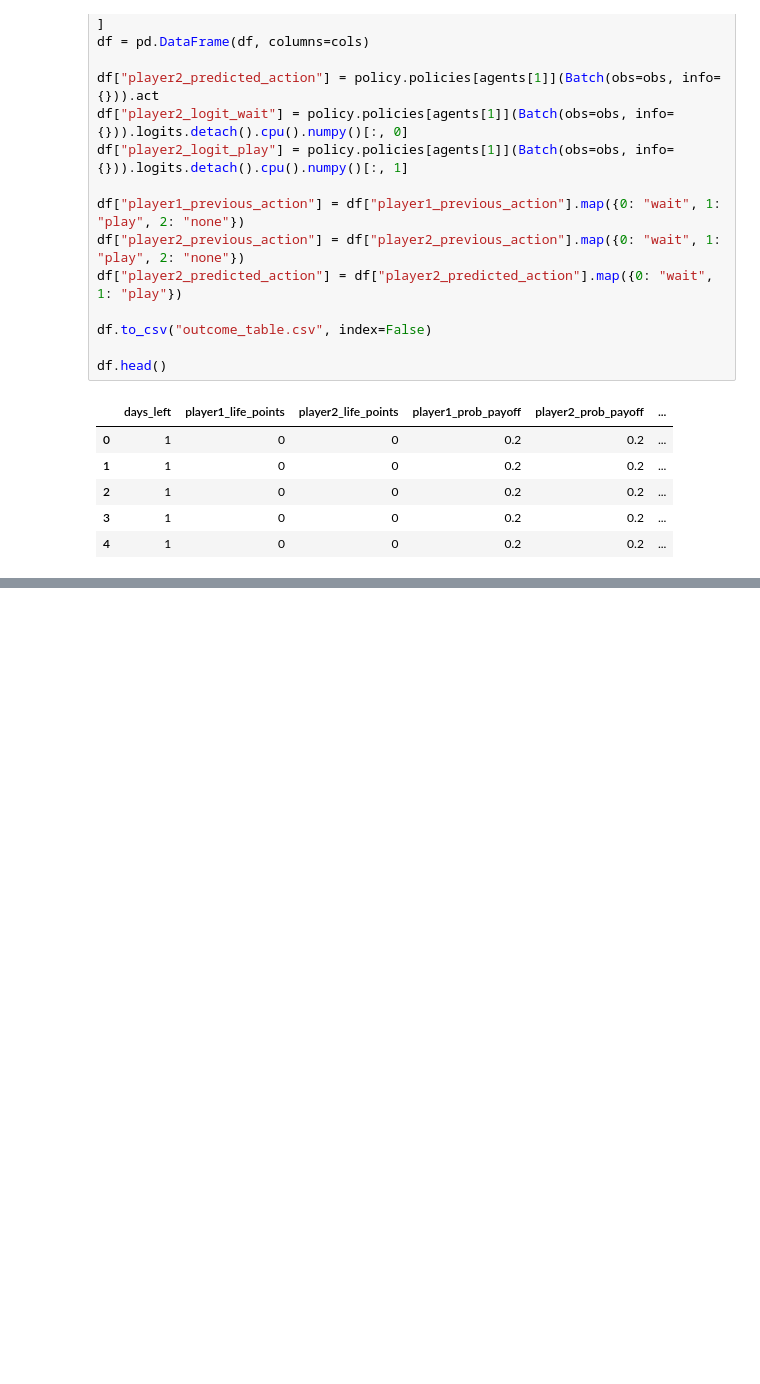
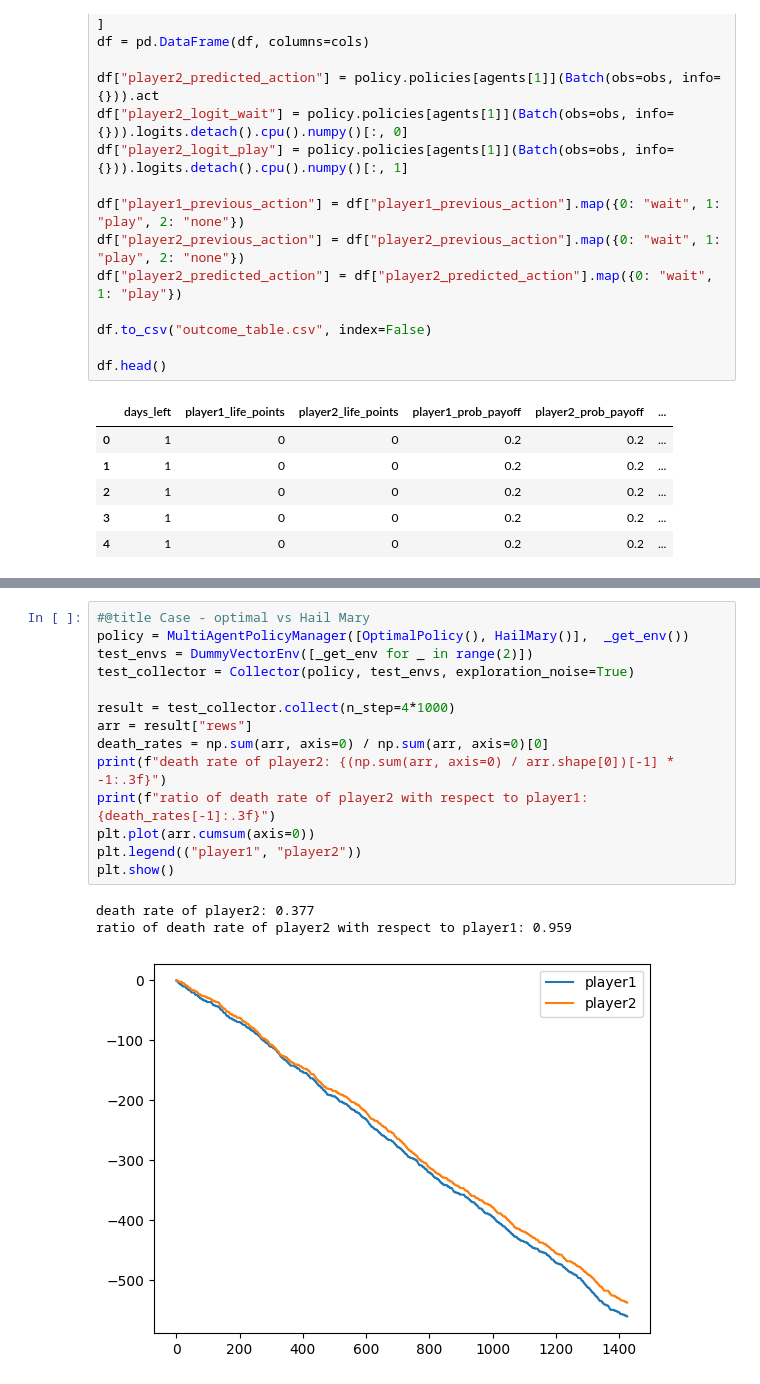
Before and after one commit to faizankshaikh/HomMul, a Jupyter notebook: experiments/trial1.ipynb, the cells around one changed output, grey strips where cells are left out. Cells and saved outputs as stored; diff of their text form; blank space fills up the shorter version.

Commit message:
add comparison with random policy

```diff
--- a/experiments/trial1.ipynb
+++ b/experiments/trial1.ipynb
@@ -827,0 +828,18 @@ ratio of death rate of player2 with respect to player1: 0.587
+# %%
+#@title Case - optimal vs Hail Mary
+policy = MultiAgentPolicyManager([OptimalPolicy(), HailMary()],  _get_env())
+test_envs = DummyVectorEnv([_get_env for _ in range(2)])
+test_collector = Collector(policy, test_envs, exploration_noise=True)
+
+result = test_collector.collect(n_step=4*1000)
+arr = result["rews"]
+death_rates = np.sum(arr, axis=0) / np.sum(arr, axis=0)[0]
+print(f"death rate of player2: {(np.sum(arr, axis=0) / arr.shape[0])[-1] * -1:.3f}")
+print(f"ratio of death rate of player2 with respect to player1: {death_rates[-1]:.3f}")
+plt.plot(arr.cumsum(axis=0))
+plt.legend(("player1", "player2"))
+plt.show()
+# %% [output]
+death rate of player2: 0.377
+ratio of death rate of player2 with respect to player1: 0.959
+[figure, added]
```
Also changed, not shown: parts of 21 cells of this notebook.
